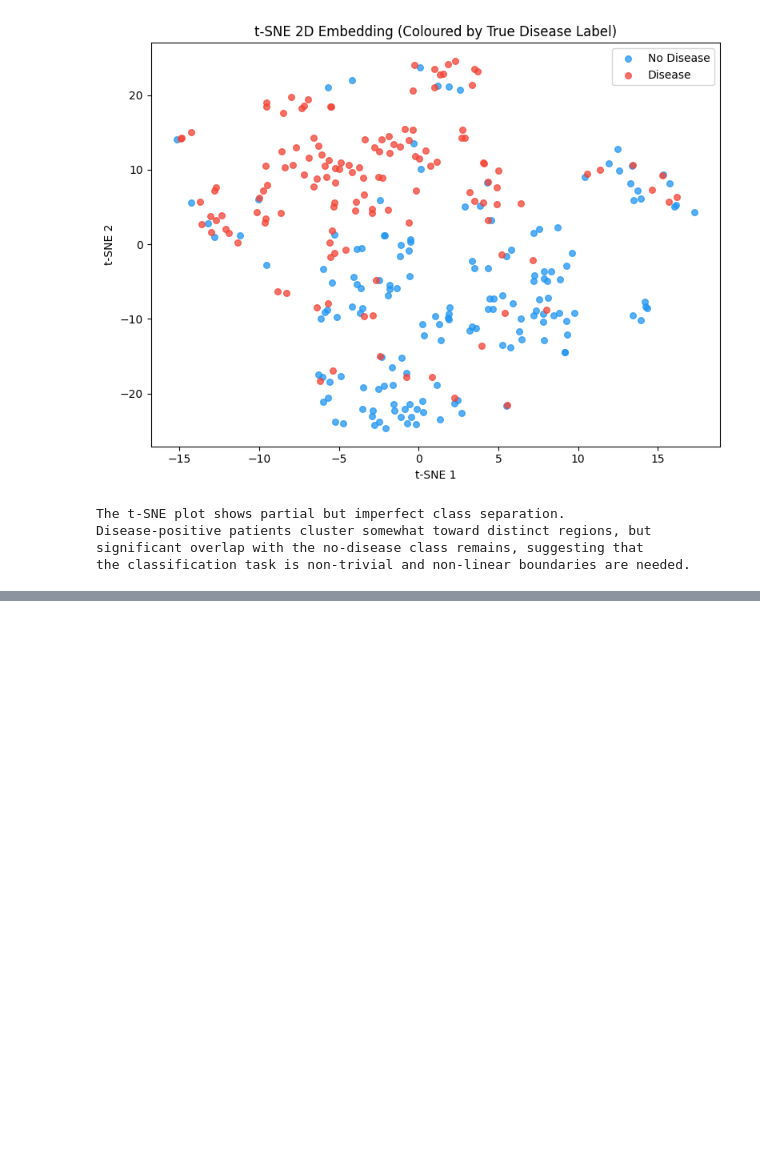
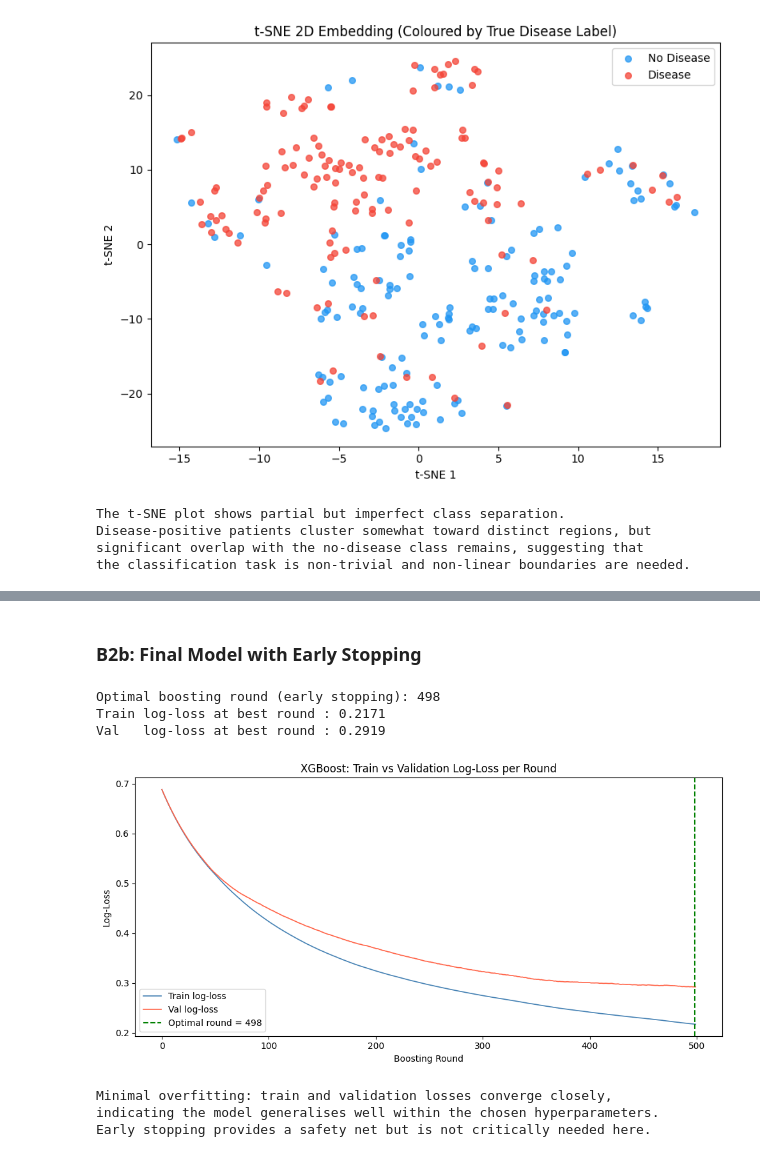
Before and after one commit to WaqasAhmed27/Data-Mining-Assignment-04, a Jupyter notebook: DM_Assignment04_23i-2540.ipynb, the cells around one changed output, grey strips where cells are left out. Cells and saved outputs as stored; diff of their text form; code cells hidden in the pictures; blank space fills up the shorter version.

```diff
--- a/DM_Assignment04_23i-2540.ipynb
+++ b/DM_Assignment04_23i-2540.ipynb
@@ -483,0 +795,65 @@ the classification task is non-trivial and non-linear boundaries are needed.
+# %% [markdown]
+### B2b: Final Model with Early Stopping
+# %%
+# Validation split from training data for early stopping curves
+X_tr2, X_val2, y_tr2, y_val2 = train_test_split(
+    X_train_sm, y_train_sm, test_size=0.15, random_state=42, stratify=y_train_sm
+)
+
+t0 = time.time()
+xgb_final = xgb.XGBClassifier(
+    n_estimators=500,
+    learning_rate=best_params_xgb['learning_rate'],
+    max_depth=best_params_xgb['max_depth'],
+    eval_metric='logloss',
+    early_stopping_rounds=50,
+    random_state=42,
+    verbosity=0
+)
+xgb_final.fit(
+    X_tr2, y_tr2,
+    eval_set=[(X_tr2, y_tr2), (X_val2, y_val2)],
+    verbose=False
+)
+xgb_train_time = time.time() - t0
+
+results   = xgb_final.evals_result()
+train_loss = results['validation_0']['logloss']
+val_loss   = results['validation_1']['logloss']
+best_round = xgb_final.best_iteration
+
+print(f"Optimal boosting round (early stopping): {best_round}")
+print(f"Train log-loss at best round : {train_loss[best_round]:.4f}")
+print(f"Val   log-loss at best round : {val_loss[best_round]:.4f}")
+
+rounds = list(range(len(train_loss)))
+fig, ax = plt.subplots(figsize=(10, 5))
+ax.plot(rounds, train_loss, label='Train log-loss', color='steelblue', linewidth=1.2)
+ax.plot(rounds, val_loss,   label='Val log-loss',   color='tomato',    linewidth=1.2)
+ax.axvline(best_round, color='green', linestyle='--', linewidth=1.5,
+           label=f'Optimal round = {best_round}')
+ax.set_xlabel('Boosting Round')
+ax.set_ylabel('Log-Loss')
+ax.set_title('XGBoost: Train vs Validation Log-Loss per Round')
+ax.legend()
+plt.tight_layout()
+plt.savefig('b2_xgb_loss.png', bbox_inches='tight')
+plt.show()
+
+print()
+if val_loss[-1] > val_loss[best_round] + 0.01:
+    print("Overfitting is evident: after the optimal round, train loss continues falling")
+    print("while validation loss rises, showing the model memorises training patterns.")
+    print("Early stopping correctly halts training at the generalisation peak.")
+else:
+    print("Minimal overfitting: train and validation losses converge closely,")
+    print("indicating the model generalises well within the chosen hyperparameters.")
+    print("Early stopping provides a safety net but is not critically needed here.")
+# %% [output]
+Optimal boosting round (early stopping): 498
+Train log-loss at best round : 0.2171
+Val   log-loss at best round : 0.2919
+[figure, added]
+Minimal overfitting: train and validation losses converge closely,
+indicating the model generalises well within the chosen hyperparameters.
+Early stopping provides a safety net but is not critically needed here.
```
Also changed, not shown: parts of 25 cells of this notebook.
